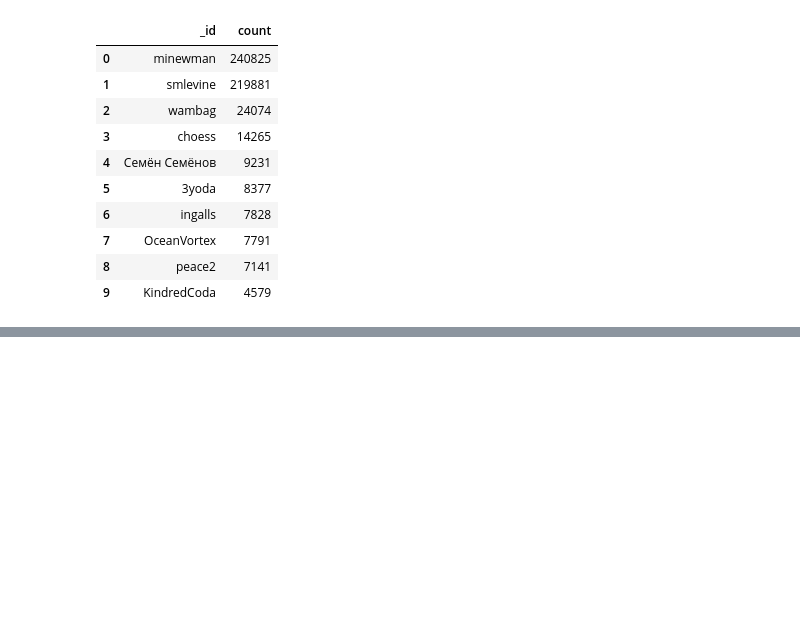
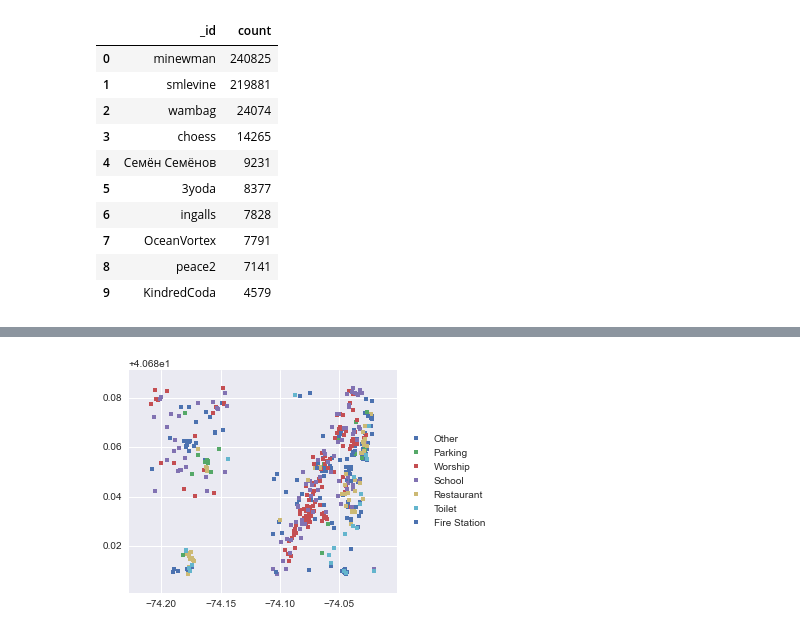
Before and after one commit to richl1/DAND_P3, a Jupyter notebook: CaseStudyOSM.ipynb, the cells around one changed output, grey strips where cells are left out. Cells and saved outputs as stored; diff of their text form; code cells hidden in the pictures; blank space fills up the shorter version.

```diff
--- a/CaseStudyOSM.ipynb
+++ b/CaseStudyOSM.ipynb
@@ -586,0 +805,54 @@ display(pd.DataFrame(list(result)))
+# %%
+#########################################################
+# Create Scatter Plot of Grouped Amenities
+#
+
+%matplotlib inline
+import matplotlib.pyplot as plt
+import matplotlib.cm as cm
+import seaborn as sns
+import numpy as np
+
+def assign_amenityID(str):
+    if (str == 'parking') or (str == 'parking_space'):
+        return 1
+    elif (str == 'place_of_worship'):
+        return 2
+    elif (str == 'school'):
+        return 3
+    elif (str == 'restaurant') or (str == '	fast_food'):
+        return 4
+    elif (str == 'toilets'):
+        return 5
+    elif (str == 'fire_station'):
+        return 6
+    else:
+        return 0
+
+label = {0 : 'Other', 1:'Parking', 2:'Worship', 3:'School', 4:'Restaurant', 5:'Toilet', 6:'Fire Station'}
+
+result =  coll.aggregate([ {'$match' : {'pos' : {'$ne' : None}, 'amenity' : {'$ne' : None}}},
+                        {'$project' : {'amenity' : '$amenity', 'pos' : '$pos', 'name' : '$name'}},
+                        ])
+df1 = pd.DataFrame(list(result)).set_index('_id')
+
+df1['lat'] = df1['pos'].apply(lambda row: row[0]) # extract Lat and Lon from POS array
+df1['lon'] = df1['pos'].apply(lambda row: row[1]) # extract Lat and Lon from POS array
+df1['amenityID'] = df1['amenity'].apply(assign_amenityID)
+
+groups = df1.groupby('amenityID')
+fig = plt.figure()
+ax = plt.subplot(111)
+ax.margins(0.10) # Optional, just adds 5% padding to the autoscaling
+for name, group in groups:
+    ax.plot(group.lon, group.lat, marker='.', linestyle='', ms=9, label=label[name])
+
+# Shrink current axis by 20%
+box = ax.get_position()
+ax.set_position([box.x0, box.y0, box.width * 0.8, box.height])
+
+# Put a legend to the right of the current axis
+ax.legend(loc='center left', bbox_to_anchor=(1, 0.5))
+plt.show()
+# %% [output]
+[figure, added]
```
Also changed, not shown: parts of 21 cells of this notebook, 2 other files.
